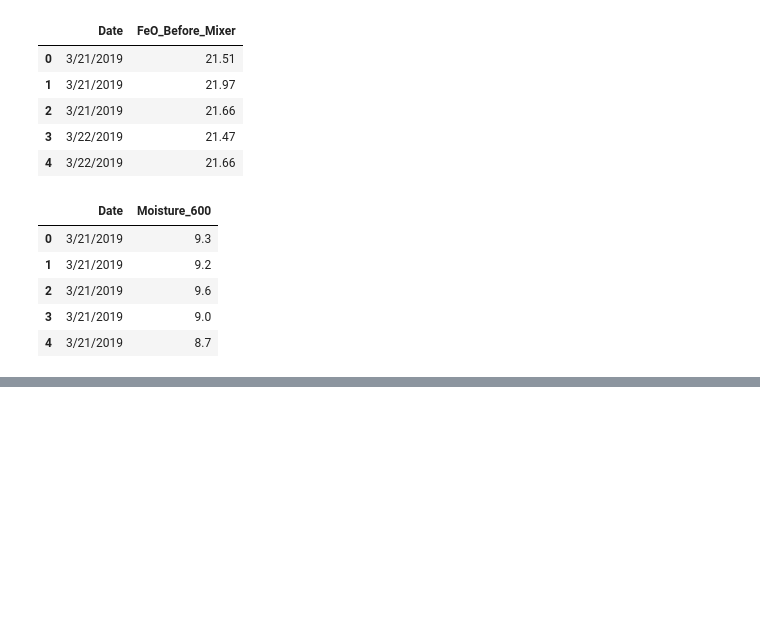
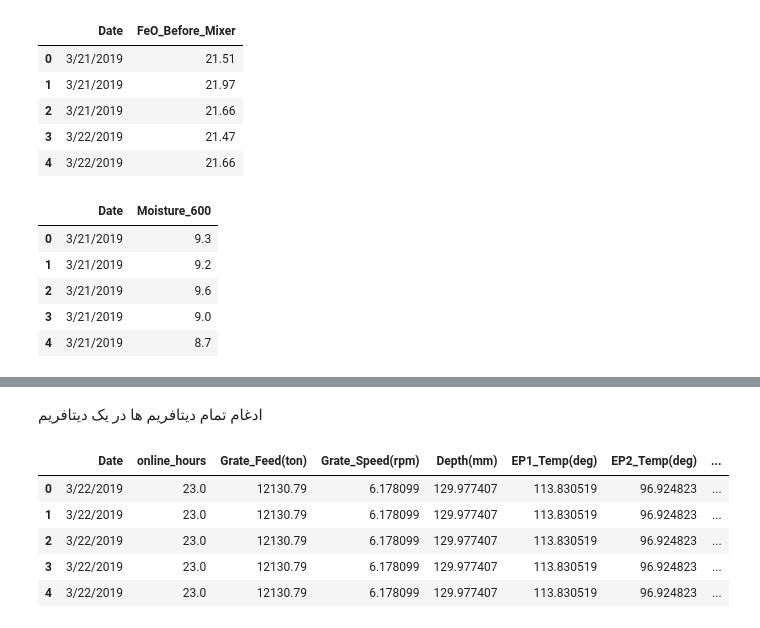
Before and after one commit to heidaralavi/Gas-Prj, a Jupyter notebook: Gas_Prj.ipynb, the cells around one changed output, grey strips where cells are left out. Saved outputs shown, nothing was run; the diff lists cells and outputs as text; code cells hidden in the pictures; blank space fills up the shorter version.

```diff
--- a/Gas_Prj.ipynb
+++ b/Gas_Prj.ipynb
@@ -61,0 +76,2 @@ df5.head()
+# %% [markdown]
+ادغام تمام دیتافریم ها در یک دیتافریم
@@ -61,0 +83,9 @@ df5.head()
+# %%
+df.head()
+# %% [output]
+|  | Date | online_hours | Grate_Feed(ton) | Grate_Speed(rpm) | Depth(mm) | EP1_Temp(deg) | EP2_Temp(deg) | ... |
+| 0 | 3/22/2019 | 23.0 | 12130.79 | 6.178099 | 129.977407 | 113.830519 | 96.924823 | ... |
+| 1 | 3/22/2019 | 23.0 | 12130.79 | 6.178099 | 129.977407 | 113.830519 | 96.924823 | ... |
+| 2 | 3/22/2019 | 23.0 | 12130.79 | 6.178099 | 129.977407 | 113.830519 | 96.924823 | ... |
+| 3 | 3/22/2019 | 23.0 | 12130.79 | 6.178099 | 129.977407 | 113.830519 | 96.924823 | ... |
+| 4 | 3/22/2019 | 23.0 | 12130.79 | 6.178099 | 129.977407 | 113.830519 | 96.924823 | ... |
```
Also changed, not shown: parts of 11 cells of this notebook.
